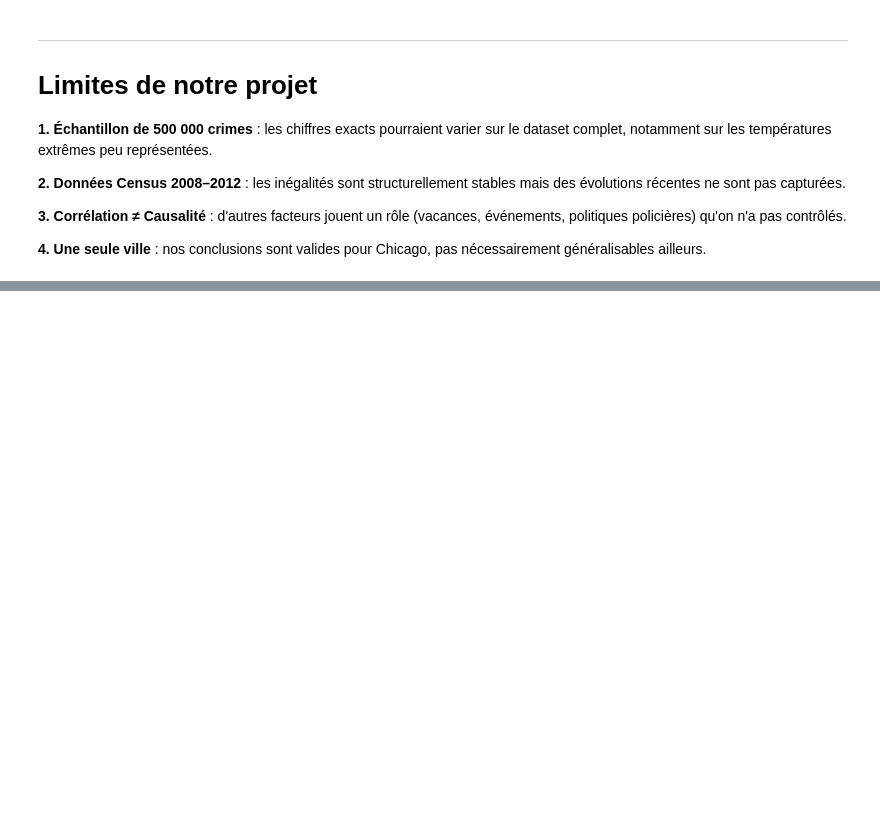
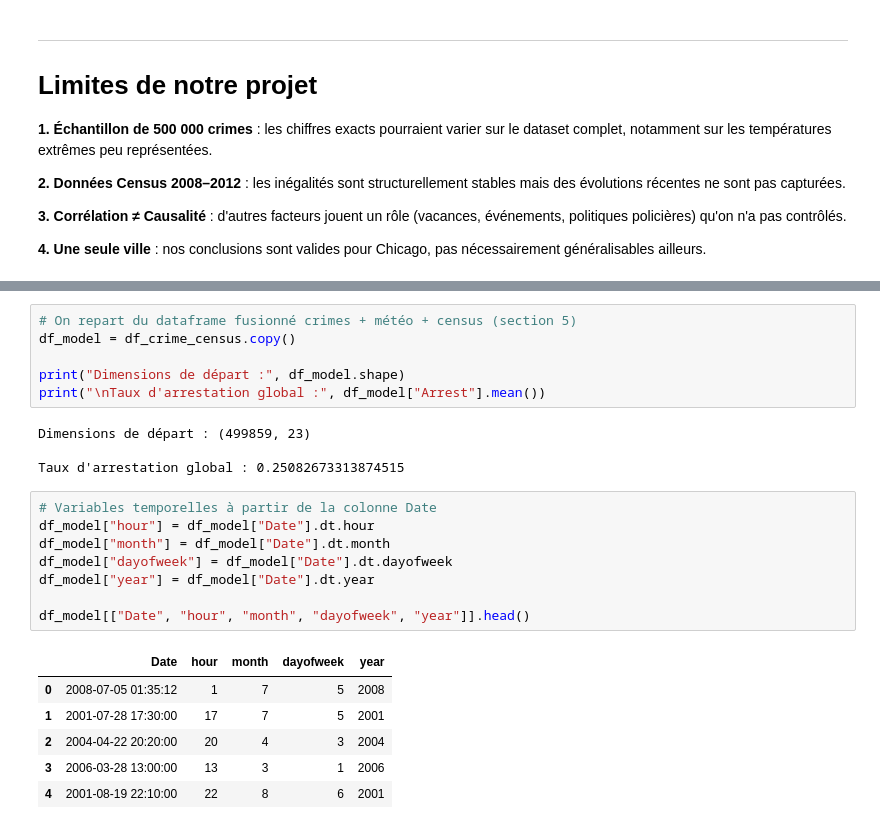
Before and after one commit to Carlos-H-24/chicago-crime-analysis, a Jupyter notebook: notebooks/analysis.ipynb, the cells around one changed output, grey strips where cells are left out. Cells and saved outputs as stored; diff of their text form; blank space fills up the shorter version.

```diff
--- a/notebooks/analysis.ipynb
+++ b/notebooks/analysis.ipynb
@@ -1260,0 +1279,25 @@ Ce qu'on a découvert :
+# %%
+# On repart du dataframe fusionné crimes + météo + census (section 5)
+df_model = df_crime_census.copy()
+
+print("Dimensions de départ :", df_model.shape)
+print("\nTaux d'arrestation global :", df_model["Arrest"].mean())
+# %% [output]
+Dimensions de départ : (499859, 23)
+
+Taux d'arrestation global : 0.25082673313874515
+# %%
+# Variables temporelles à partir de la colonne Date
+df_model["hour"] = df_model["Date"].dt.hour
+df_model["month"] = df_model["Date"].dt.month
+df_model["dayofweek"] = df_model["Date"].dt.dayofweek
+df_model["year"] = df_model["Date"].dt.year
+
+df_model[["Date", "hour", "month", "dayofweek", "year"]].head()
+# %% [output]
+|  | Date | hour | month | dayofweek | year |
+| 0 | 2008-07-05 01:35:12 | 1 | 7 | 5 | 2008 |
+| 1 | 2001-07-28 17:30:00 | 17 | 7 | 5 | 2001 |
+| 2 | 2004-04-22 20:20:00 | 20 | 4 | 3 | 2004 |
+| 3 | 2006-03-28 13:00:00 | 13 | 3 | 1 | 2006 |
+| 4 | 2001-08-19 22:10:00 | 22 | 8 | 6 | 2001 |
```
Also changed, not shown: parts of 27 cells of this notebook, 3 other files.
